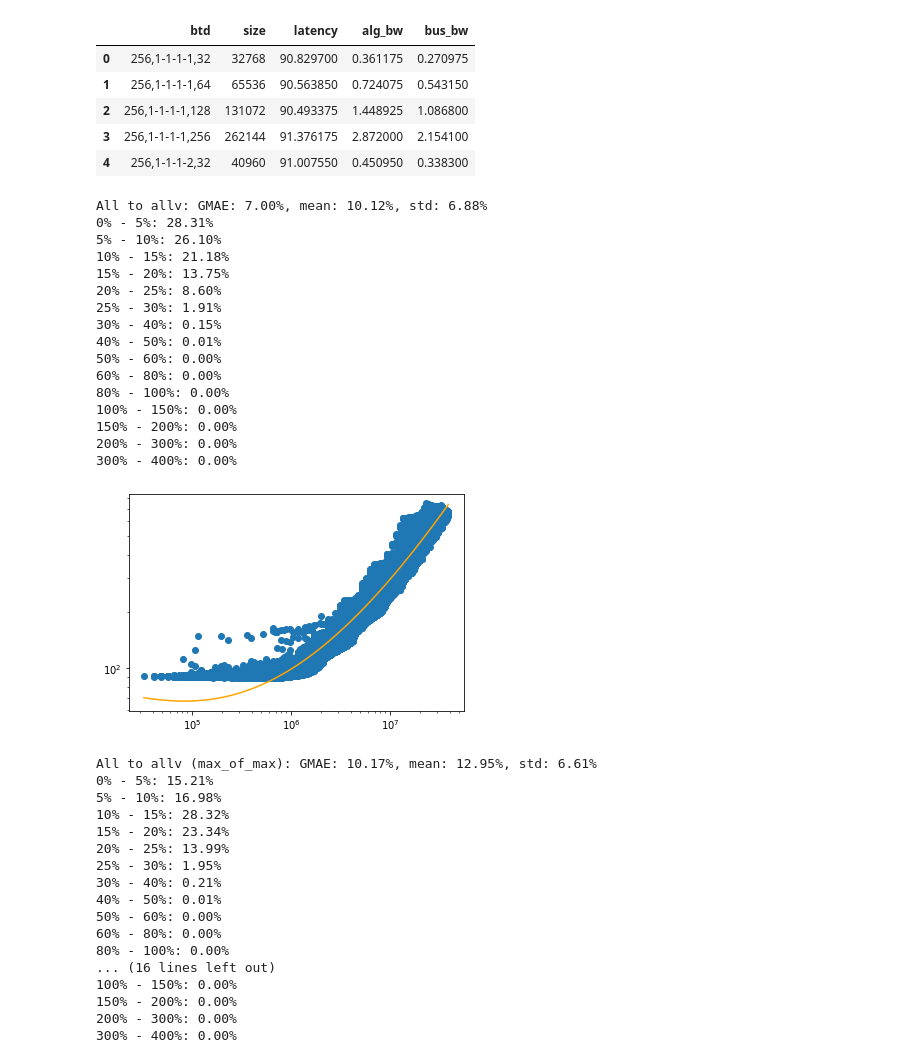
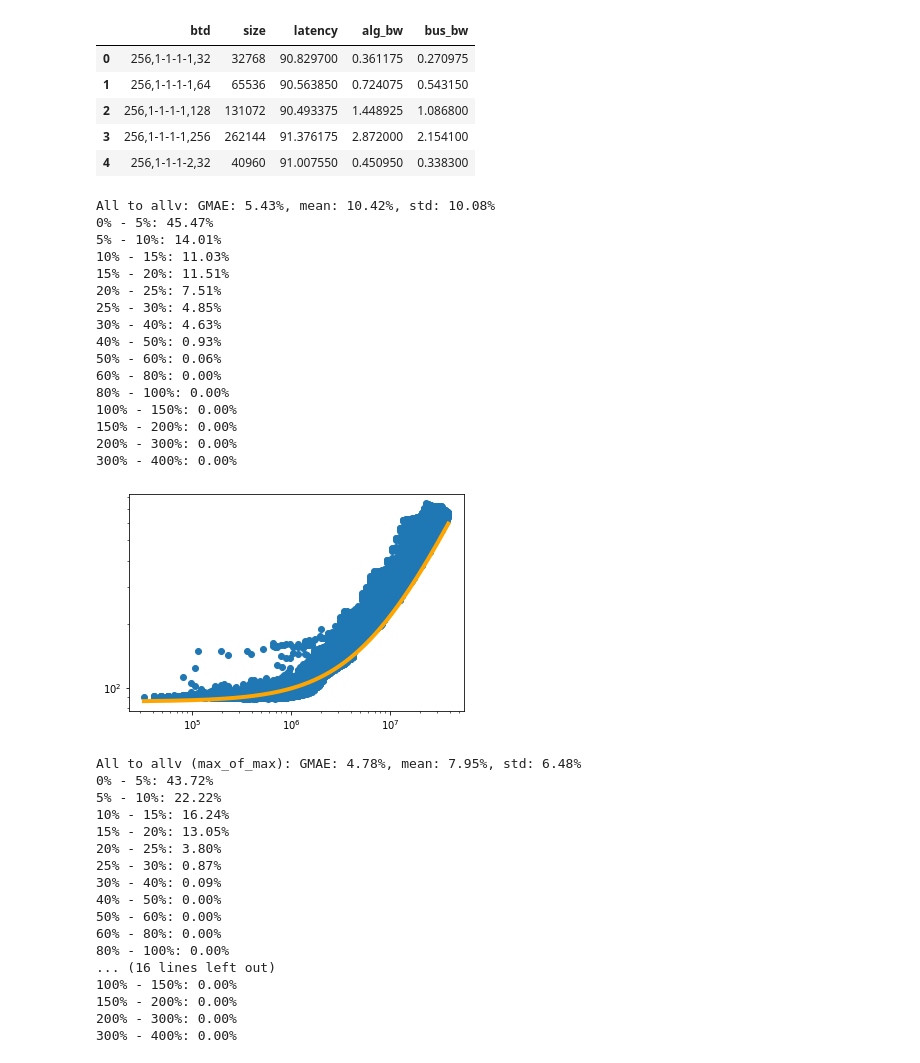
Before and after one commit to owensgroup/ml_perf_model, a Jupyter notebook: analysis/notebooks/comm_bench.ipynb, the cells around one changed output. Drawn from its saved outputs; the diff is of its cells as text; code cells hidden in the pictures.

```diff
--- a/analysis/notebooks/comm_bench.ipynb
+++ b/analysis/notebooks/comm_bench.ipynb
@@ -111,17 +120,17 @@ fig.tight_layout(pad=0.5)
 # plt.savefig('../../3rdparty/param/train/comms/pt/latency_bw.png', bbox_inches='tight')
 # %%
 # Get slopes of for the 2nd section of the curves
-stats = {}
+mem_chs = {}
 sigmoid_params = {}
 fig, axs = plt.subplots(1, len(collectives), figsize=(32, 8))
 for idx, collective in enumerate(collectives):
-    stats[collective] = get_feature(data[collective])
-    popt = fit_sigmoid_bw_predictor(data[collective])
-    sigmoid_params[collective] = popt
+    mem_chs[collective] = get_memory_characteristics(data[collective])
+    f_mul_factor = MUL_FACTOR_FUNCS[collective]
+    sigmoid_params[collective] = fit_sigmoid_bw_predictor(data[collective])
     axs[idx].plot(data[collective]['size'], data[collective]['bus_bw'])
-    axs[idx].plot(data[collective]['size'], get_sigmoid_bw(np.log2(data[collective]['size']), popt))
-    axs[idx].axvline(data[collective]['size'][stats[collective][0]], linestyle='--', color='green')
-    axs[idx].axvline(data[collective]['size'][stats[collective][1]], linestyle='--', color='green')
+    axs[idx].plot(data[collective]['size'], get_sigmoid_bw(np.log2(data[collective]['size']), sigmoid_params[collective]))
+    axs[idx].axvline(data[collective]['size'][mem_chs[collective]["ln_p"]], linestyle='--', color='green')
+    axs[idx].axvline(data[collective]['size'][mem_chs[collective]["sats_p"]], linestyle='--', color='green')
     axs[idx].set_xscale('log')
     axs[idx].set_yscale('log')
     axs[idx].grid(axis='x')
@@ -134,7 +143,7 @@ for idx, collective in enumerate(collectives):
     #     f_sigmoid_bw = sigmoid_params[collective](num_gpus)
     #     print("{:.2f}, {:.2f}, {:.2f}".format(
     #         data[collective]['latency'][idx],
-    #         predict_linear(size, f_mul_factor, *stats[collective]),
-    #         predict_data_movement_time(size, f_sigmoid_bw, f_mul_factor, *stats[collective])
+    #         predict_linear(size, f_mul_factor, *mem_chs[collective]),
+    #         predict_data_movement_time(size, f_mul_factor, mem_ch, sigmoid_param),
     #     ))
 # %% [output]
@@ -201,26 +210,26 @@ df.head()
 | 3 | 256,1-1-1-1,256 | 262144 | 91.376175 | 2.872000 | 2.154100 |
 | 4 | 256,1-1-1-2,32 | 40960 | 91.007550 | 0.450950 | 0.338300 |
 # %%
-s = stats['all_to_allv']
+mem_ch = mem_chs['all_to_allv']
 f_mul_factor = MUL_FACTOR_FUNCS["all_to_allv"](num_gpus)
 sigmoid_param = sigmoid_params["all_to_allv"]
 x = df['size']
-y = x.apply(predict_data_movement_time, args=(f_mul_factor, *s, sigmoid_param))
+y = x.apply(predict_data_movement_time, args=(f_mul_factor, mem_ch, sigmoid_param))
 # %%
 error = abs_err(y, df['latency'])
 print("All to allv: GMAE: {:.2f}%, mean: {:.2f}%, std: {:.2f}%".format(gmae(error) * 100.0, error.mean() * 100.0, error.std() * 100.0))
 _ = histogram(error)
 # %% [output]
-All to allv: GMAE: 7.00%, mean: 10.12%, std: 6.88%
-0% - 5%: 28.31%
-5% - 10%: 26.10%
-10% - 15%: 21.18%
-15% - 20%: 13.75%
-20% - 25%: 8.60%
-25% - 30%: 1.91%
-30% - 40%: 0.15%
-40% - 50%: 0.01%
-50% - 60%: 0.00%
+All to allv: GMAE: 5.43%, mean: 10.42%, std: 10.08%
+0% - 5%: 45.47%
+5% - 10%: 14.01%
+10% - 15%: 11.03%
+15% - 20%: 11.51%
+20% - 25%: 7.51%
+25% - 30%: 4.85%
+30% - 40%: 4.63%
+40% - 50%: 0.93%
+50% - 60%: 0.06%
 60% - 80%: 0.00%
 80% - 100%: 0.00%
 100% - 150%: 0.00%
@@ -230,13 +239,13 @@ All to allv: GMAE: 7.00%, mean: 10.12%, std: 6.88%
 # %%
 sorted_df = df.sort_values(['size'], ascending=[1])
 fig = plt.figure()
 ax = plt.gca()
 ax.scatter(sorted_df['size'], sorted_df['latency'])
-ax.plot(sorted_df['size'], sorted_df['size'].apply(predict_data_movement_time, args=(f_mul_factor, *s, sigmoid_param)), color='orange')
+ax.plot(sorted_df['size'], sorted_df['size'].apply(predict_data_movement_time, args=(f_mul_factor, mem_ch, sigmoid_param)), color='orange', linewidth=4)
 ax.set_yscale('log')
 ax.set_xscale('log')
 # %% [output]
-[figure, old version]
+[figure, new version]
 # %%
 # Exploration
 def get_adjusted_size(s, num_gpus, max_type):
@@ -254,20 +263,20 @@ def get_adjusted_size(s, num_gpus, max_type):
 
 for max_type in ['max_of_max', 'max_of_sum']:
     adjusted_size = df['btd'].apply(get_adjusted_size, args=(num_gpus, max_type))
-    y1 = adjusted_size.apply(predict_data_movement_time, args=(f_mul_factor, *s, sigmoid_param))
+    y1 = adjusted_size.apply(predict_data_movement_time, args=(f_mul_factor, mem_ch, sigmoid_param))
     error1 = abs_err(y1, df['latency'])
     print("All to allv ({}): GMAE: {:.2f}%, mean: {:.2f}%, std: {:.2f}%".format(max_type, gmae(error1) * 100.0, error1.mean() * 100.0, error1.std() * 100.0))
     _ = histogram(error1)
 # %% [output]
-All to allv (max_of_max): GMAE: 10.17%, mean: 12.95%, std: 6.61%
-0% - 5%: 15.21%
-5% - 10%: 16.98%
-10% - 15%: 28.32%
-15% - 20%: 23.34%
-20% - 25%: 13.99%
-25% - 30%: 1.95%
-30% - 40%: 0.21%
-40% - 50%: 0.01%
+All to allv (max_of_max): GMAE: 4.78%, mean: 7.95%, std: 6.48%
+0% - 5%: 43.72%
+5% - 10%: 22.22%
+10% - 15%: 16.24%
+15% - 20%: 13.05%
+20% - 25%: 3.80%
+25% - 30%: 0.87%
+30% - 40%: 0.09%
+40% - 50%: 0.00%
 50% - 60%: 0.00%
 60% - 80%: 0.00%
 80% - 100%: 0.00%
```
Also changed, not shown: parts of 2 cells of this notebook, 1 other file.
